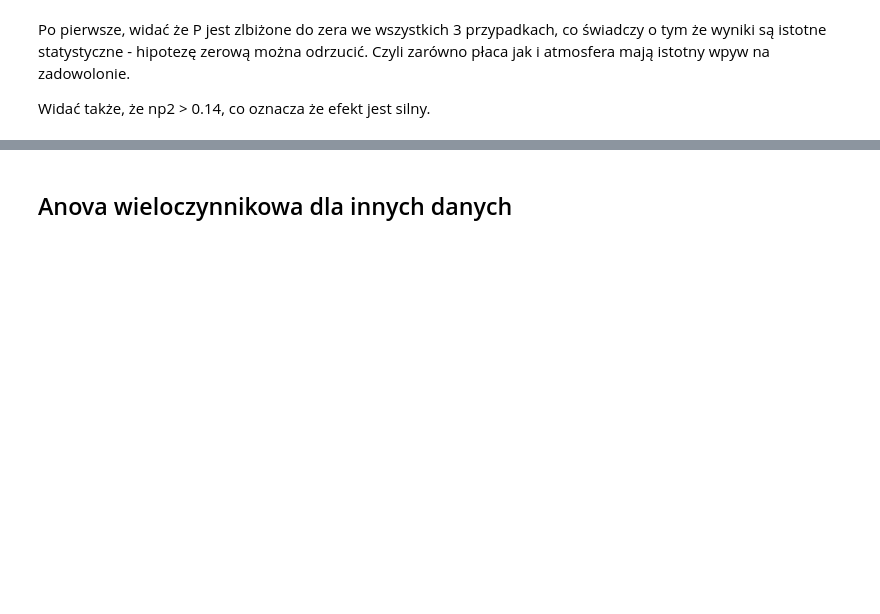
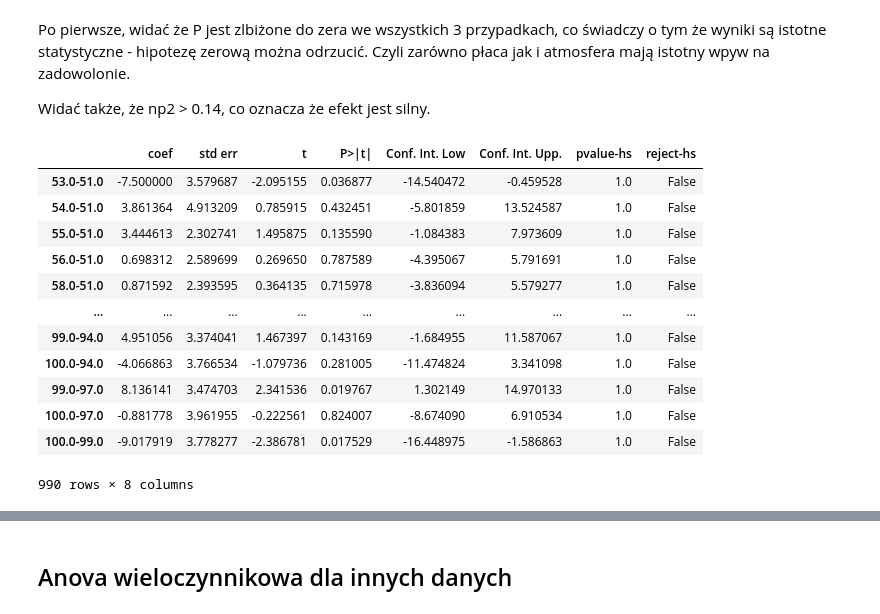
Before and after one commit to eSqadron/statystyka_wielowymiarowa, a Jupyter notebook: Lab4_zadanie.ipynb, the cells around one changed output, grey strips where cells are left out. Cells and saved outputs as stored; diff of their text form; code cells hidden in the pictures; blank space fills up the shorter version.

```diff
--- a/Lab4_zadanie.ipynb
+++ b/Lab4_zadanie.ipynb
@@ -639,5 +638,23 @@ aov
 Po pierwsze, widać że P jest zlbiżone do zera we wszystkich 3 przypadkach, co świadczy o tym że wyniki są istotne statystyczne - hipotezę zerową można odrzucić. Czyli zarówno płaca jak i atmosfera mają istotny wpyw na zadowolonie.
 
 Widać także, że np2 > 0.14, co oznacza że efekt jest silny.
+# %%
+model = ols('zadowolenie ~ C(atmosfera) + C(płaca) + C(atmosfera):C(płaca)', data=df).fit()
+pw = model.t_test_pairwise('C(płaca)')
+pw.result_frame
+# %% [output]
+|  | coef | std err | t | P>|t| | Conf. Int. Low | Conf. Int. Upp. | pvalue-hs | reject-hs |
+| 53.0-51.0 | -7.500000 | 3.579687 | -2.095155 | 0.036877 | -14.540472 | -0.459528 | 1.0 | False |
+| 54.0-51.0 | 3.861364 | 4.913209 | 0.785915 | 0.432451 | -5.801859 | 13.524587 | 1.0 | False |
+| 55.0-51.0 | 3.444613 | 2.302741 | 1.495875 | 0.135590 | -1.084383 | 7.973609 | 1.0 | False |
+| 56.0-51.0 | 0.698312 | 2.589699 | 0.269650 | 0.787589 | -4.395067 | 5.791691 | 1.0 | False |
+| 58.0-51.0 | 0.871592 | 2.393595 | 0.364135 | 0.715978 | -3.836094 | 5.579277 | 1.0 | False |
+| ... | ... | ... | ... | ... | ... | ... | ... | ... |
+| 99.0-94.0 | 4.951056 | 3.374041 | 1.467397 | 0.143169 | -1.684955 | 11.587067 | 1.0 | False |
+| 100.0-94.0 | -4.066863 | 3.766534 | -1.079736 | 0.281005 | -11.474824 | 3.341098 | 1.0 | False |
+| 99.0-97.0 | 8.136141 | 3.474703 | 2.341536 | 0.019767 | 1.302149 | 14.970133 | 1.0 | False |
+| 100.0-97.0 | -0.881778 | 3.961955 | -0.222561 | 0.824007 | -8.674090 | 6.910534 | 1.0 | False |
+| 100.0-99.0 | -9.017919 | 3.778277 | -2.386781 | 0.017529 | -16.448975 | -1.586863 | 1.0 | False |
+990 rows × 8 columns
 # %%
 
```
Also changed, not shown: parts of 9 cells of this notebook.
